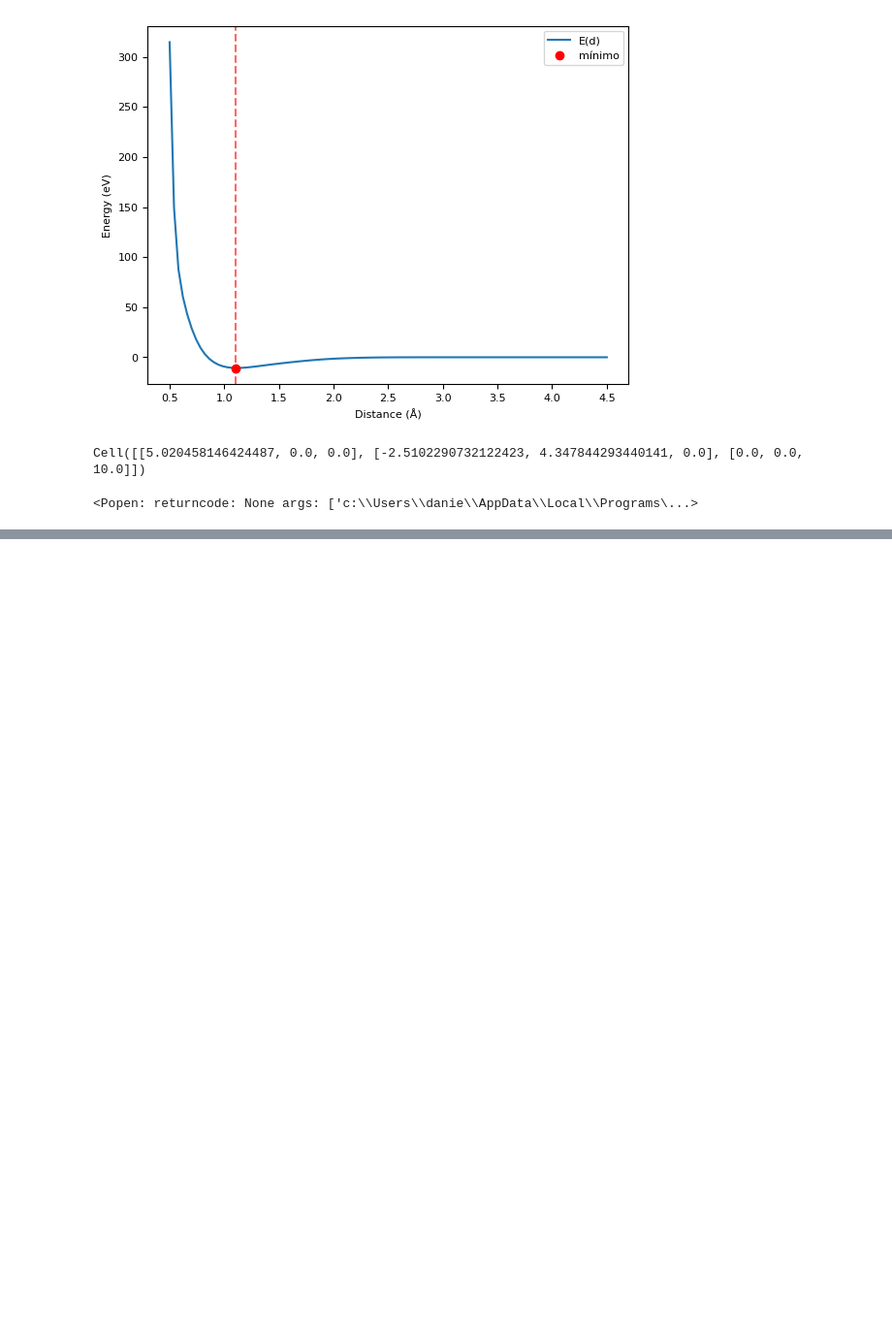
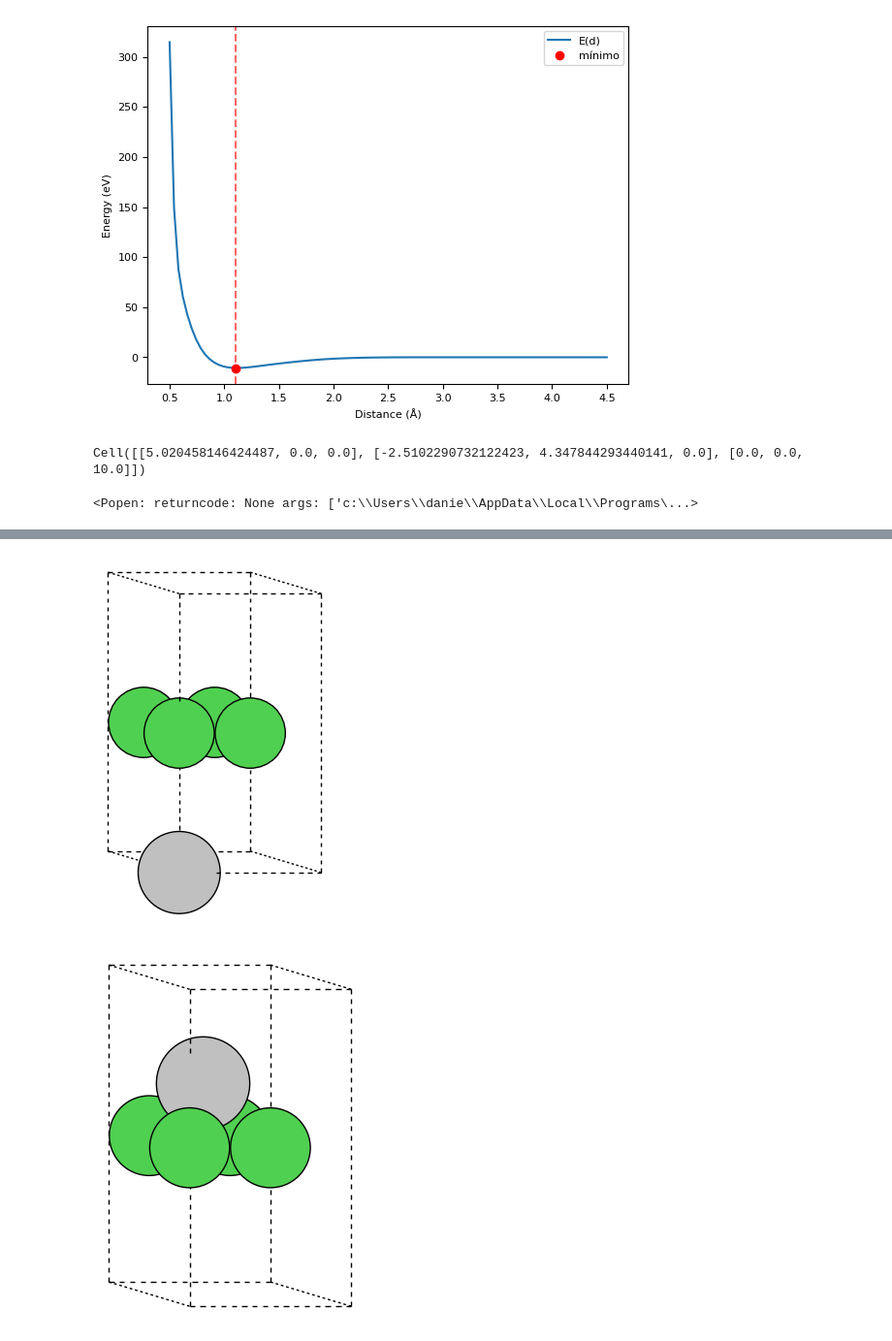
Before and after one commit to danielduque1/proyecto-AE, a Jupyter notebook: codes/libreria_ase.ipynb, the cells around one changed output, grey strips where cells are left out. Shown: that part at 97% size. Cells and saved outputs as stored; diff of their text form; code cells hidden in the pictures; blank space fills up the shorter version.

```diff
--- a/codes/libreria_ase.ipynb
+++ b/codes/libreria_ase.ipynb
@@ -574,0 +611,22 @@ print(atoms.positions)
+# %%
+import numpy as np
+
+h = 1.9
+relative = (1 / 6, 1 / 6, 0.5)
+absolute = np.dot(relative, atoms.cell) + (0, 0, h)
+atoms.append('Ag')
+
+fig, ax = plt.subplots()
+plot_atoms(atoms, ax, rotation=('-80x,0y,0z'))
+ax.set_axis_off()
+plt.show()
+
+atoms.positions[-1] = absolute
+
+fig, ax = plt.subplots()
+plot_atoms(atoms, ax, rotation=('-80x,0y,0z'))
+ax.set_axis_off()
+plt.show()
+# %% [output]
+[figure, added]
+[figure, added]
```
Also changed, not shown: parts of 20 cells of this notebook, 4 other files.
